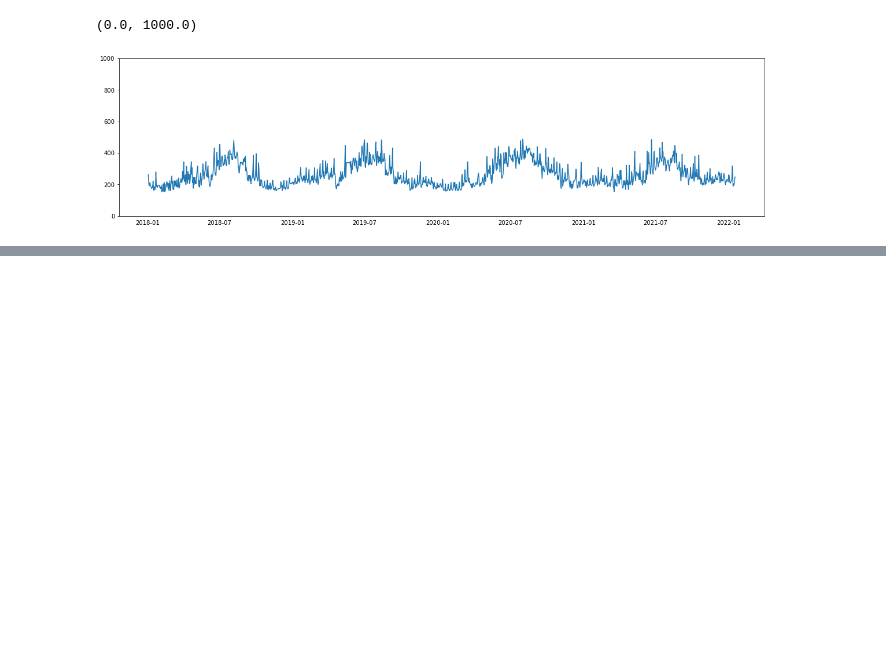
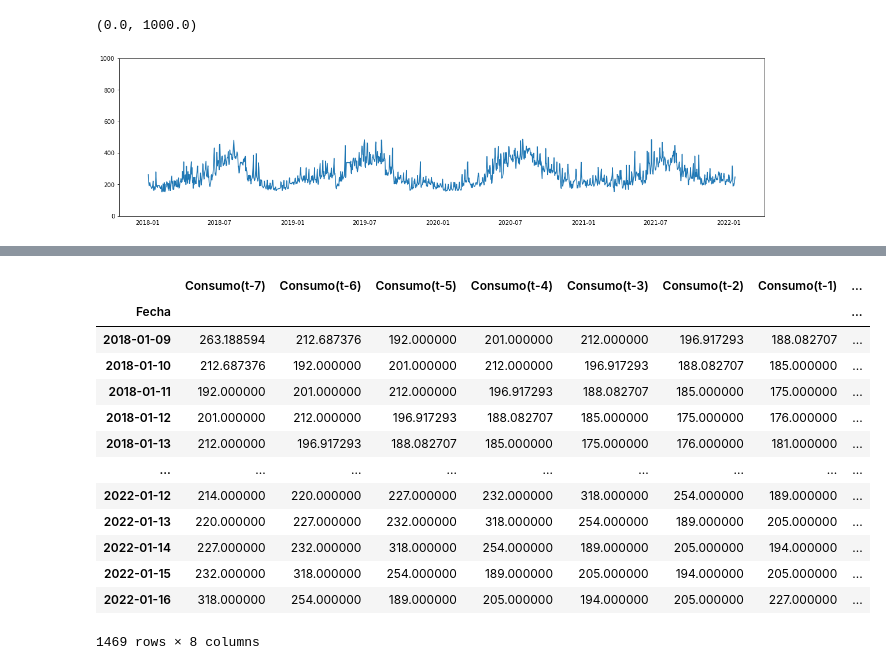
Before and after one commit to AlexMtGit/TFG, a Jupyter notebook: Notebooks/01_Preprocesado_De_Datos.ipynb, the cells around one changed output, grey strips where cells are left out. Saved outputs shown, nothing was run; the diff lists cells and outputs as text; code cells hidden in the pictures; blank space fills up the shorter version.

```diff
--- a/Notebooks/01_Preprocesado_De_Datos.ipynb
+++ b/Notebooks/01_Preprocesado_De_Datos.ipynb
@@ -440,0 +453,59 @@ df_consumo_diario.to_csv('./consumo_diario_03.csv')
+# %%
+#https://machinelearningmastery.com/convert-time-series-supervised-learning-problem-python/
+def series_to_supervised(data, n_in=1, n_out=1, dropnan=True):
+    """
+    Frame a time series as a supervised learning dataset.
+    Arguments:
+        data: Sequence of observations as a list or NumPy array.
+        n_in: Number of lag observations as input (X).
+        n_out: Number of observations as output (y).
+        dropnan: Boolean whether or not to drop rows with NaN values.
+    Returns:
+        Pandas DataFrame of series framed for supervised learning.
+    """
+    n_vars = 1 if type(data) is list else data.shape[1]
+    df = pd.DataFrame(data)
+    cols, names = list(), list()
+    # input sequence (t-n, ... t-1)
+    for i in range(n_in, 0, -1):
+        cols.append(df.shift(i))
+        names += [('Consumo(t-%d)' % (i)) for j in range(n_vars)]
+    # forecast sequence (t, t+1, ... t+n)
+    for i in range(0, n_out):
+        cols.append(df.shift(-i))
+        if i == 0:
+            names += [('Consumo(t)') for j in range(n_vars)]
+        else:
+            names += [('Consumo(t+%d)' % i) for j in range(n_vars)]
+    # put it all together
+    agg = pd.concat(cols, axis=1)
+    agg.columns = names
+    # drop rows with NaN values
+    if dropnan:
+        agg.dropna(inplace=True)
+
+    agg.set_index(agg.index.date, inplace=True)
+    agg.index.name = 'Fecha'
+    return agg
+# %%
+df = pd.read_csv('./consumo_diario_03.csv', parse_dates=["Fecha"], index_col=["Fecha"])
+df_7d_no_info = series_to_supervised(df,7,1)
+display(df_7d_no_info)
+df_14d_no_info = series_to_supervised(df,14,1)
+df_7d_no_info.to_csv('./consumo_diario_03_7d_no_info.csv')
+df_14d_no_info.to_csv('./consumo_diario_03_14d_no_info.csv')
+# %% [output]
+|  | Consumo(t-7) | Consumo(t-6) | Consumo(t-5) | Consumo(t-4) | Consumo(t-3) | Consumo(t-2) | Consumo(t-1) | ... |
+| Fecha |  |  |  |  |  |  |  | ... |
+| 2018-01-09 | 263.188594 | 212.687376 | 192.000000 | 201.000000 | 212.000000 | 196.917293 | 188.082707 | ... |
+| 2018-01-10 | 212.687376 | 192.000000 | 201.000000 | 212.000000 | 196.917293 | 188.082707 | 185.000000 | ... |
+| 2018-01-11 | 192.000000 | 201.000000 | 212.000000 | 196.917293 | 188.082707 | 185.000000 | 175.000000 | ... |
+| 2018-01-12 | 201.000000 | 212.000000 | 196.917293 | 188.082707 | 185.000000 | 175.000000 | 176.000000 | ... |
+| 2018-01-13 | 212.000000 | 196.917293 | 188.082707 | 185.000000 | 175.000000 | 176.000000 | 181.000000 | ... |
+| ... | ... | ... | ... | ... | ... | ... | ... | ... |
+| 2022-01-12 | 214.000000 | 220.000000 | 227.000000 | 232.000000 | 318.000000 | 254.000000 | 189.000000 | ... |
+| 2022-01-13 | 220.000000 | 227.000000 | 232.000000 | 318.000000 | 254.000000 | 189.000000 | 205.000000 | ... |
+| 2022-01-14 | 227.000000 | 232.000000 | 318.000000 | 254.000000 | 189.000000 | 205.000000 | 194.000000 | ... |
+| 2022-01-15 | 232.000000 | 318.000000 | 254.000000 | 189.000000 | 205.000000 | 194.000000 | 205.000000 | ... |
+| 2022-01-16 | 318.000000 | 254.000000 | 189.000000 | 205.000000 | 194.000000 | 205.000000 | 227.000000 | ... |
+1469 rows × 8 columns
```
Also changed, not shown: parts of 6 cells of this notebook, 5 other files.
